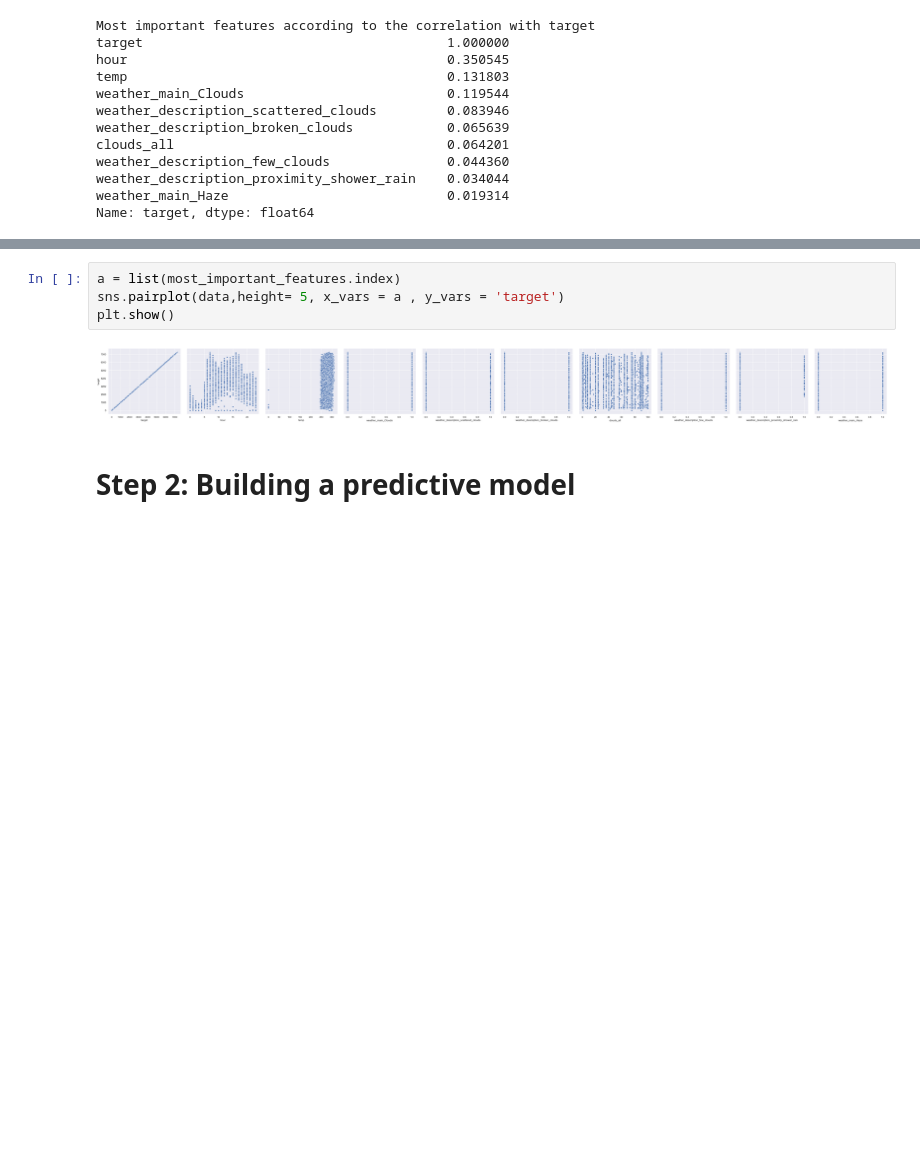
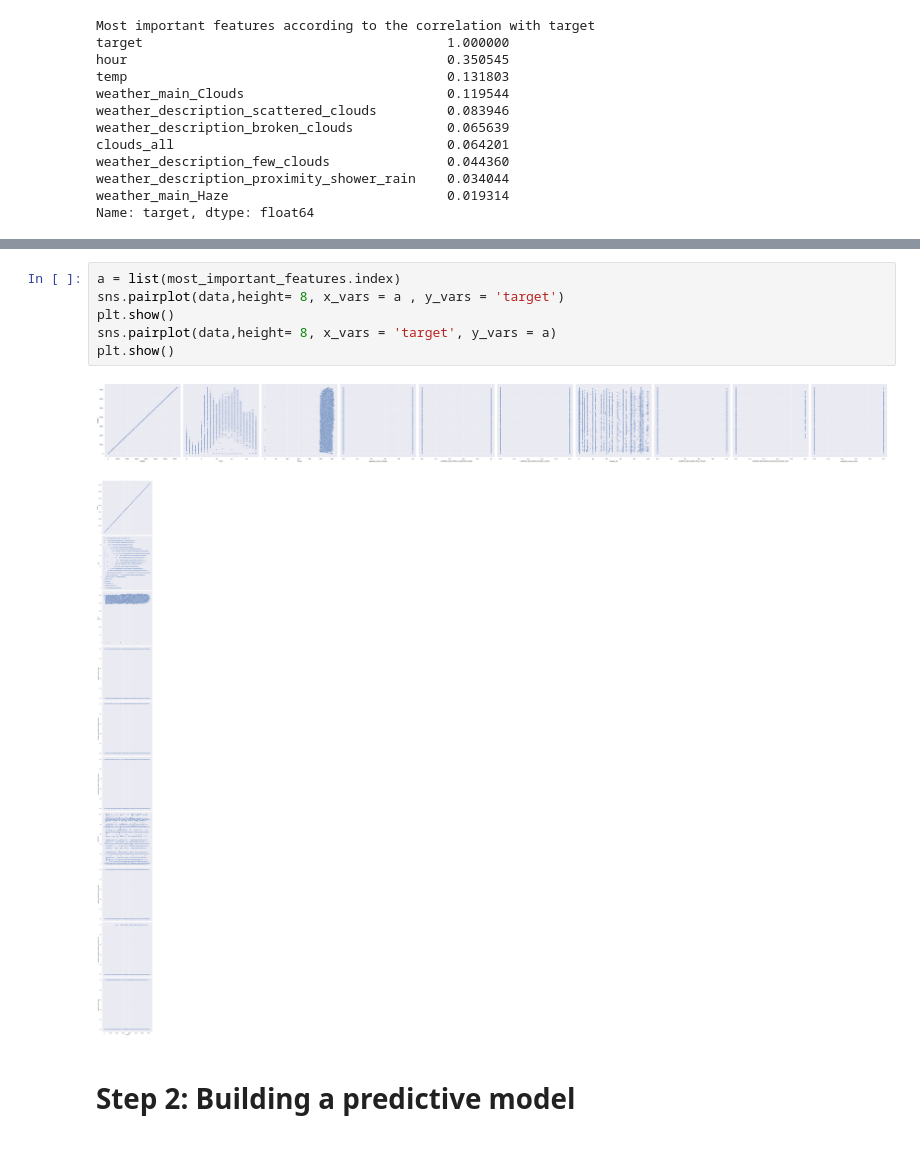
Before and after one commit to UrsulaAlcantara/Segway, a Jupyter notebook: starting_kit/README_model.ipynb, the cells around one changed output, grey strips where cells are left out. Saved outputs shown, nothing was run; the diff lists cells and outputs as text; blank space fills up the shorter version.

Commit message:
graphics

```diff
--- a/starting_kit/README_model.ipynb
+++ b/starting_kit/README_model.ipynb
@@ -151,9 +163,12 @@ Name: target, dtype: float64
 # %%
 a = list(most_important_features.index)
-sns.pairplot(data,height= 5, x_vars = a , y_vars = 'target')
+sns.pairplot(data,height= 8, x_vars = a , y_vars = 'target')
 plt.show()
+sns.pairplot(data,height= 8, x_vars = 'target', y_vars = a)
+plt.show()
 # %% [output]
-[figure, old version]
+[figure, new version]
+[figure, added]
 # %% [markdown]
 <div>
 <h1>Step 2: Building a predictive model</h1>
```
Also changed, not shown: parts of 34 cells of this notebook.
